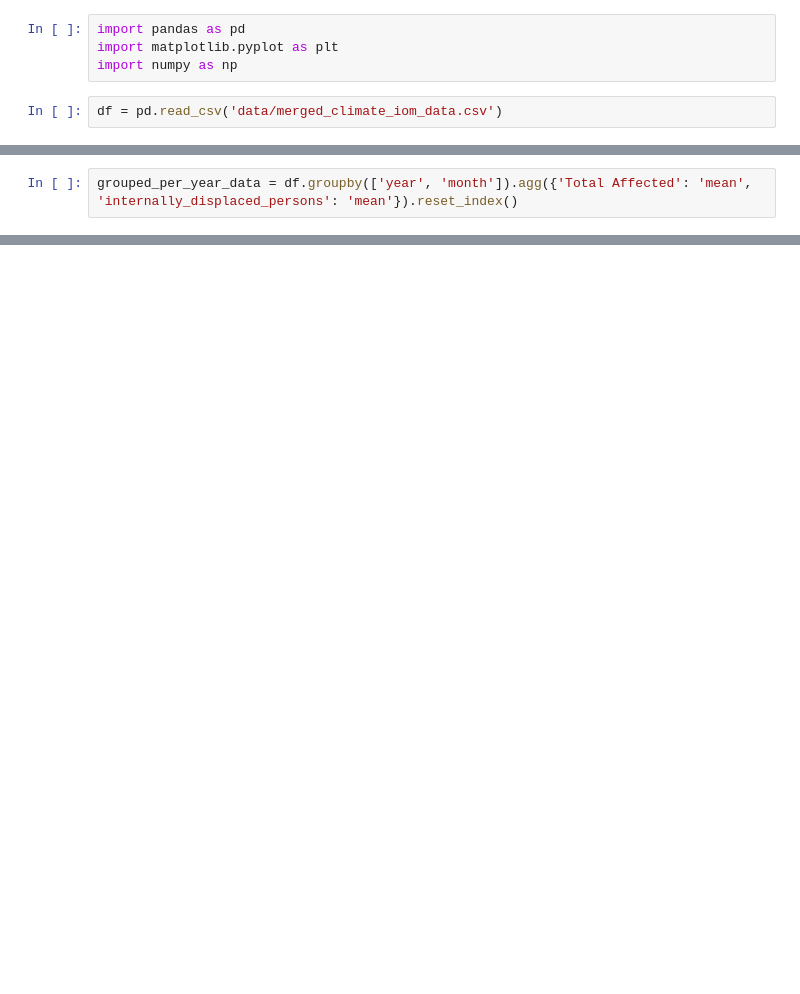
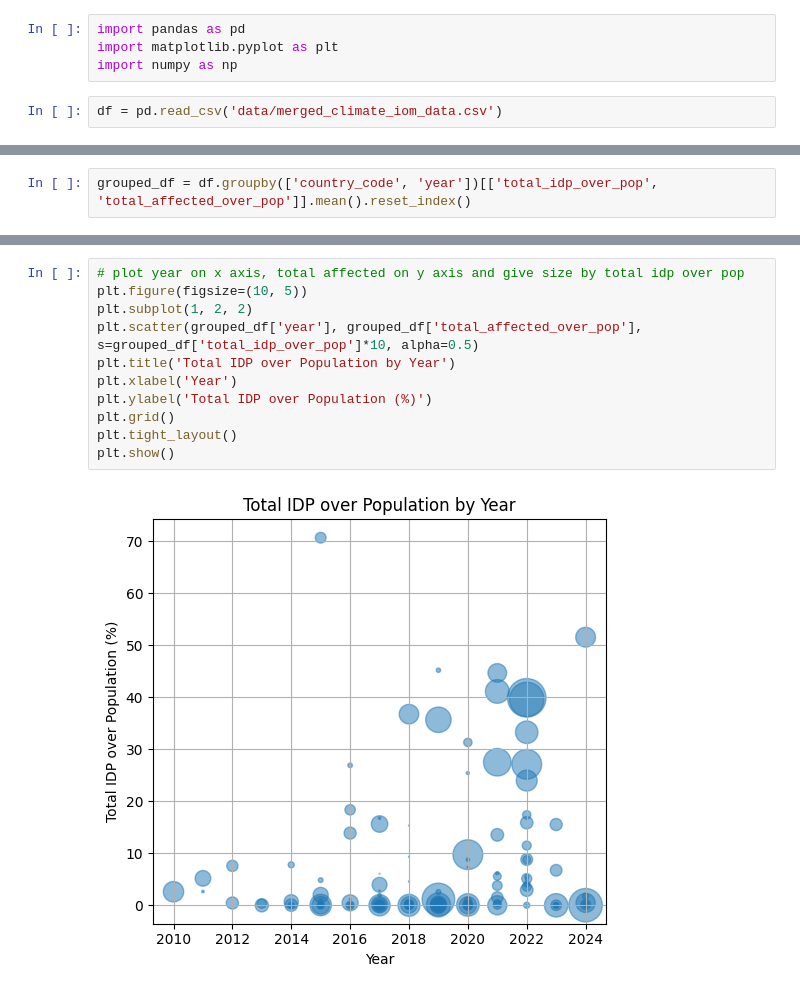
Before and after one commit to emijlop/climate-migration-project, a Jupyter notebook: 002_exploratory_data.ipynb, the cells around one changed output, grey strips where cells are left out. Saved outputs shown, nothing was run; the diff lists cells and outputs as text; blank space fills up the shorter version.

```diff
--- a/002_exploratory_data.ipynb
+++ b/002_exploratory_data.ipynb
@@ -30,2 +103,2 @@ plt.show()
 # %%
-grouped_per_year_data = df.groupby(['year', 'month']).agg({'Total Affected': 'mean', 'internally_displaced_persons': 'mean'}).reset_index()
+grouped_df = df.groupby(['country_code', 'year'])[['total_idp_over_pop', 'total_affected_over_pop']].mean().reset_index()
@@ -63,0 +143,13 @@ plt.show()
+# %%
+# plot year on x axis, total affected on y axis and give size by total idp over pop
+plt.figure(figsize=(10, 5))
+plt.subplot(1, 2, 2)
+plt.scatter(grouped_df['year'], grouped_df['total_affected_over_pop'], s=grouped_df['total_idp_over_pop']*10, alpha=0.5)
+plt.title('Total IDP over Population by Year')
+plt.xlabel('Year')
+plt.ylabel('Total IDP over Population (%)')
+plt.grid()
+plt.tight_layout()
+plt.show()
+# %% [output]
+[figure, added]
```
Also changed, not shown: parts of 22 cells of this notebook, 3 other files.
